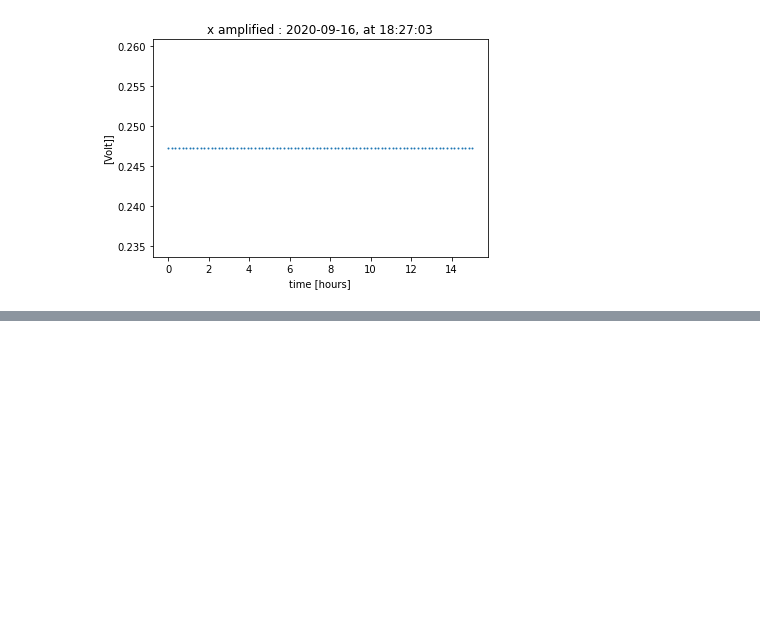
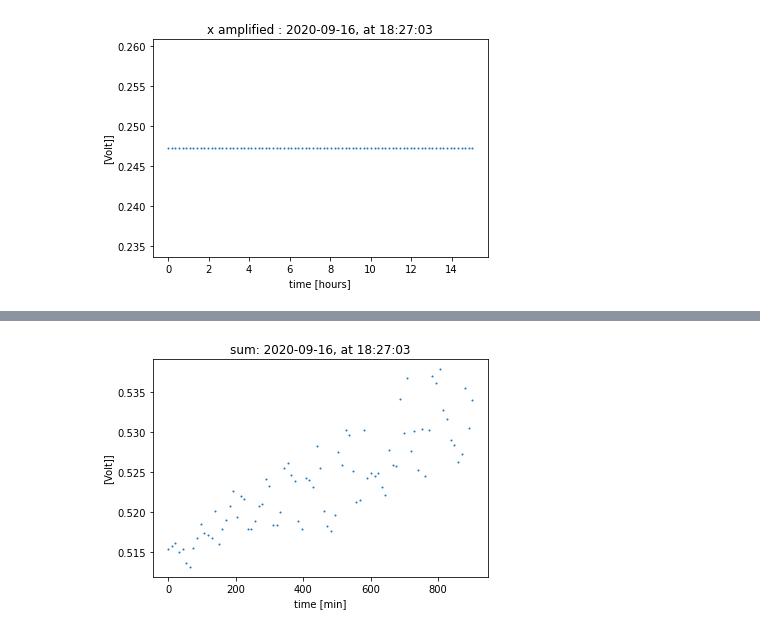
Before and after one commit to EinavGry/Lab---precision-measurements, a Jupyter notebook: Reading_out_data.ipynb, the cells around one changed output, grey strips where cells are left out. Drawn from its saved outputs; the diff is of its cells as text; code cells hidden in the pictures; blank space fills up the shorter version.

Commit message:
more figures

```diff
--- a/Reading_out_data.ipynb
+++ b/Reading_out_data.ipynb
@@ -71,8 +69,10 @@ pickle_path = get_pickle_path(repo_path)
 os.chdir(pickle_path)
 
 # get data
-file_name = 'data__20200916_1827_Copy.pickle'
+file_name = 'data__20200916_1827.pickle'
 list_of_files_yet_to_open.remove(file_name)
+list_of_files_yet_to_open.remove('data__20200916_1827 - Copy.pickle')
+list_of_files_yet_to_open.remove('data__20200916_1827_Copy.pickle')
 
 f = open(file_name,'rb')
 scope_data = pickle.load(f)
@@ -91,7 +91,7 @@ with open(file_name, 'rb') as handle:
             pass
 
 print("timestamps data retrieved")
-print(len(time_stamps))
+print("this run was "+10*len(time_stamps)+ "minutes long")
 
 # print("all the time stamps:")
 # for x in range(len(time_stamps)):
@@ -168,3 +169,82 @@ round_done()
 20200916_1827
 [figure]
 [figure]
+# %%
+# 20200916_1827
+# get avg data from ch3 [sum]
+
+# set path to get data
+pickle_path = get_pickle_path(repo_path)
+os.chdir(pickle_path)
+
+ch3_data = []
+ch3_time = []
+ch4_data = []
+with open(file_name, 'rb') as handle:
+        try:
+            while True:
+                temp_array = pickle.load(handle)
+                #scope_data.append(pickle.load(handle))
+                ch3_data.append(mean( temp_array[4]))
+                ch4_data.append(mean( temp_array[6]))
+                #temp_time = temp_array[3]
+                #time_diff = temp_array[1]/60 - start_time
+                #temp_time = [x+time_diff for x in temp_time]
+                ch3_time.append(temp_array[1])
+
+        except EOFError:
+            pass
+print("done, got data for ch3 and ch4")
+
+# set path to save.
+save_to_path = os.path.join(repo_path, "figs")
+os.chdir(save_to_path)
+
+ch3_time_min= [(x - start_time)/60 for x in ch1_time]
+
+plt.title(datetime.datetime.fromtimestamp(time_stamps[0]).strftime('sum: %Y-%m-%d, at %H:%M:%S'))
+plt.xlabel('time [min]')
+plt.ylabel('[Volt]]')
+
+plt.scatter(ch3_time_min, ch3_data,s = 1)
+save_name = "fig_"+add_the_time+"_ch3_min"
+plt.savefig(save_name ,bbox_inches='tight')
+plt.show()
+
+
+ch3_time_h= [x/60+18.45 for x in ch1_time_min]
+#or i in range(len(ch3_time_h)):
+    # ch3_time_h[i]>=24:
+        #h3_time_h[i] = ch3_time_h[i] - 24
+
+
+plt.title(datetime.datetime.fromtimestamp(time_stamps[0]).strftime('sum: %Y-%m-%d, at %H:%M:%S'))
+plt.xlabel('time [hour]')
+plt.ylabel('[Volt]]')
+
+plt.scatter(ch3_time_h, ch3_data,s = 1)
+save_name = "fig_"+add_the_time+"_ch3_hours"
+plt.savefig(save_name ,bbox_inches='tight')
+plt.show()
+
+
+plt.title(datetime.datetime.fromtimestamp(time_stamps[0]).strftime('x, ch4: %Y-%m-%d, at %H:%M:%S'))
+plt.xlabel('time [min]')
+plt.ylabel('[Volt]]')
+
+plt.scatter(ch3_time_min, ch4_data,s = 1)
+save_name = "fig_"+add_the_time+"_ch4_min"
+plt.savefig(save_name ,bbox_inches='tight')
+plt.show()
+
+plt.title(datetime.datetime.fromtimestamp(time_stamps[0]).strftime('x, ch4: %Y-%m-%d, at %H:%M:%S'))
+plt.xlabel('time [hour]')
+plt.ylabel('[Volt]]')
+
+plt.scatter(ch3_time_h, ch4_data,s = 1)
+save_name = "fig_"+add_the_time+"_ch4_hours"
+plt.savefig(save_name ,bbox_inches='tight')
+plt.show()
+
+round_done()
+# %% [output]
@@ -170,0 +252 @@ round_done()
+[figure, added]
```
Also changed, not shown: parts of 8 cells of this notebook, 5 other files.
